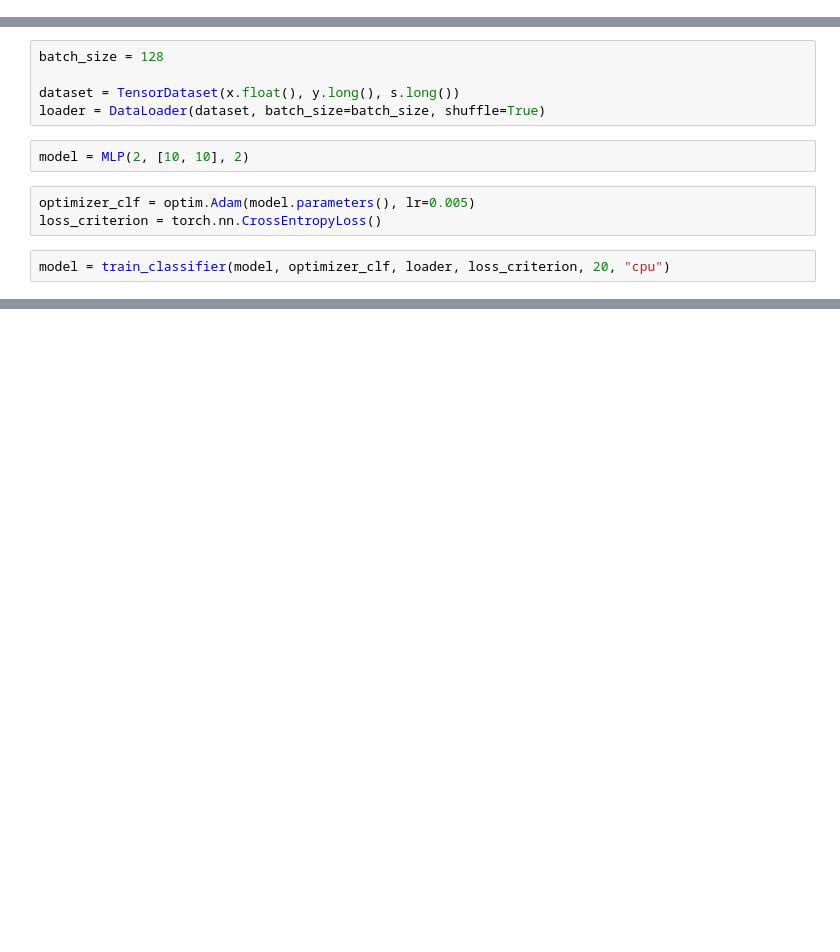
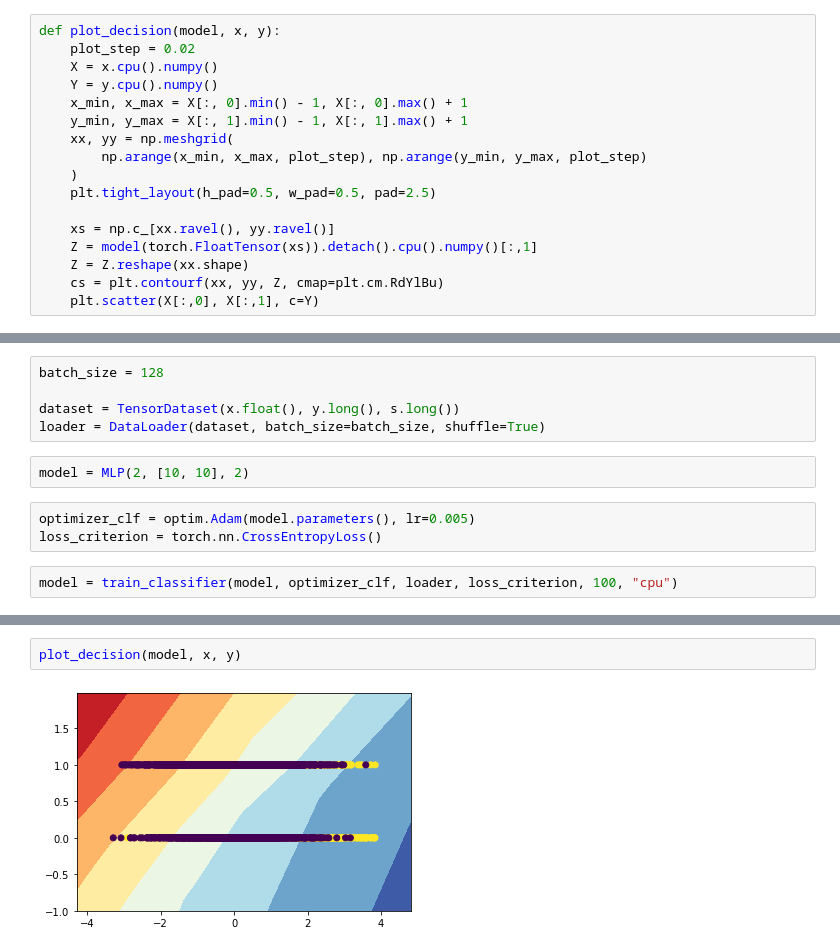
Before and after one commit to masoudhashemi/SensR, a Jupyter notebook: projection.ipynb, the cells around one changed output, grey strips where cells are left out. Cells and saved outputs as stored; diff of their text form; blank space fills up the shorter version.

```diff
--- a/projection.ipynb
+++ b/projection.ipynb
@@ -11,6 +11,23 @@ from sensr import normalize_sensitive_directions, sample_perturbation, sample_pe
 
 from models import MLP
 from training import train_classifier
+# %%
+def plot_decision(model, x, y):
+    plot_step = 0.02
+    X = x.cpu().numpy()
+    Y = y.cpu().numpy()
+    x_min, x_max = X[:, 0].min() - 1, X[:, 0].max() + 1
+    y_min, y_max = X[:, 1].min() - 1, X[:, 1].max() + 1
+    xx, yy = np.meshgrid(
+        np.arange(x_min, x_max, plot_step), np.arange(y_min, y_max, plot_step)
+    )
+    plt.tight_layout(h_pad=0.5, w_pad=0.5, pad=2.5)
+
+    xs = np.c_[xx.ravel(), yy.ravel()]
+    Z = model(torch.FloatTensor(xs)).detach().cpu().numpy()[:,1]
+    Z = Z.reshape(xx.shape)
+    cs = plt.contourf(xx, yy, Z, cmap=plt.cm.RdYlBu)
+    plt.scatter(X[:,0], X[:,1], c=Y)
 # %%
 %load_ext autoreload
 %autoreload 2
@@ -92,5 +110,5 @@ model = MLP(2, [10, 10], 2)
 optimizer_clf = optim.Adam(model.parameters(), lr=0.005)
 loss_criterion = torch.nn.CrossEntropyLoss()
 # %%
-model = train_classifier(model, optimizer_clf, loader, loss_criterion, 20, "cpu")
+model = train_classifier(model, optimizer_clf, loader, loss_criterion, 100, "cpu")
 # %% [output]
@@ -98,3 +116,7 @@ Average Clf batch loss:  0.3016930599161919
+# %%
+plot_decision(model, x, y)
+# %% [output]
+[figure, added]
 # %%
 yh = model(x)
 np.mean(yh.detach().numpy().argmax(-1) == y.numpy())
```
Also changed, not shown: parts of 25 cells of this notebook, 1 other file.
